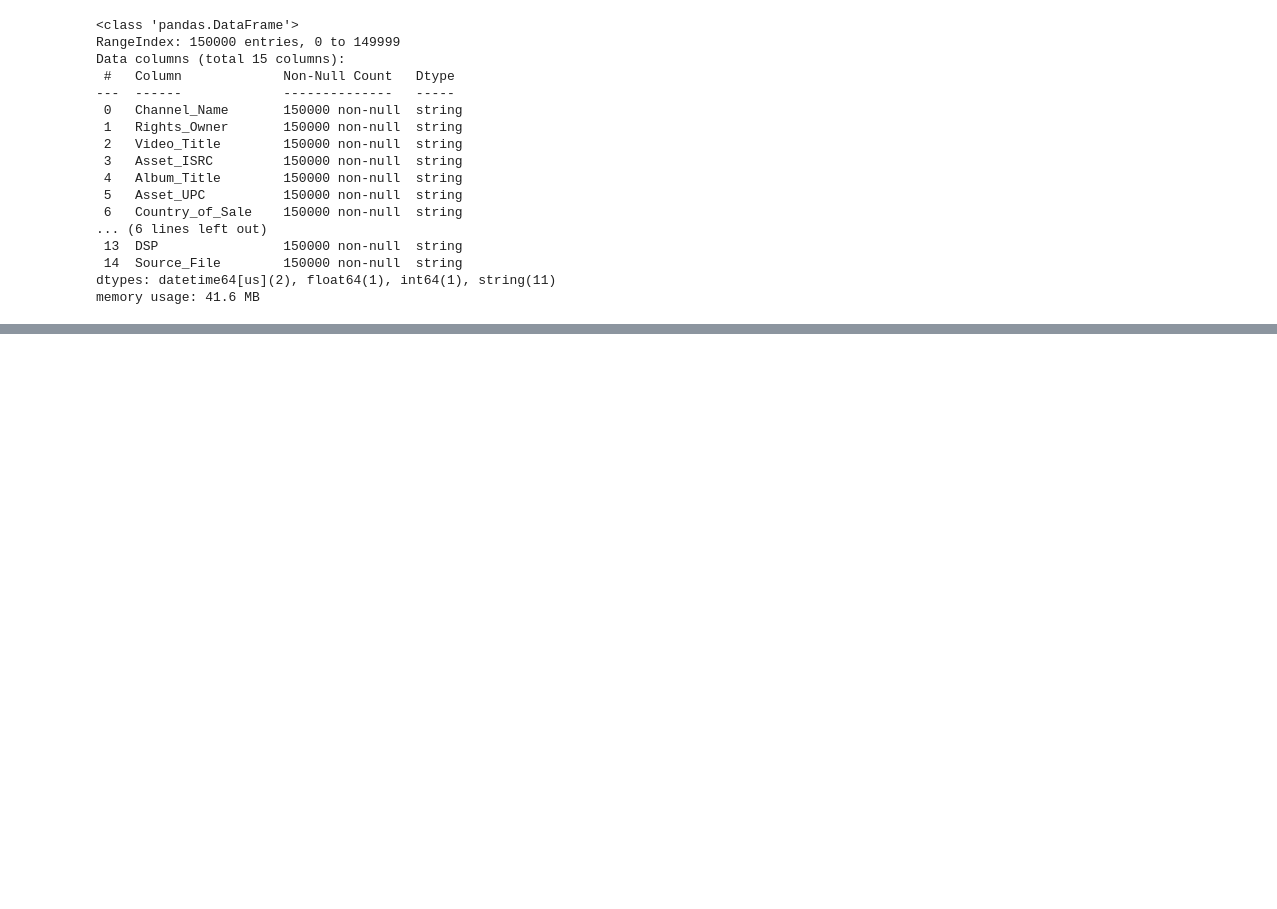
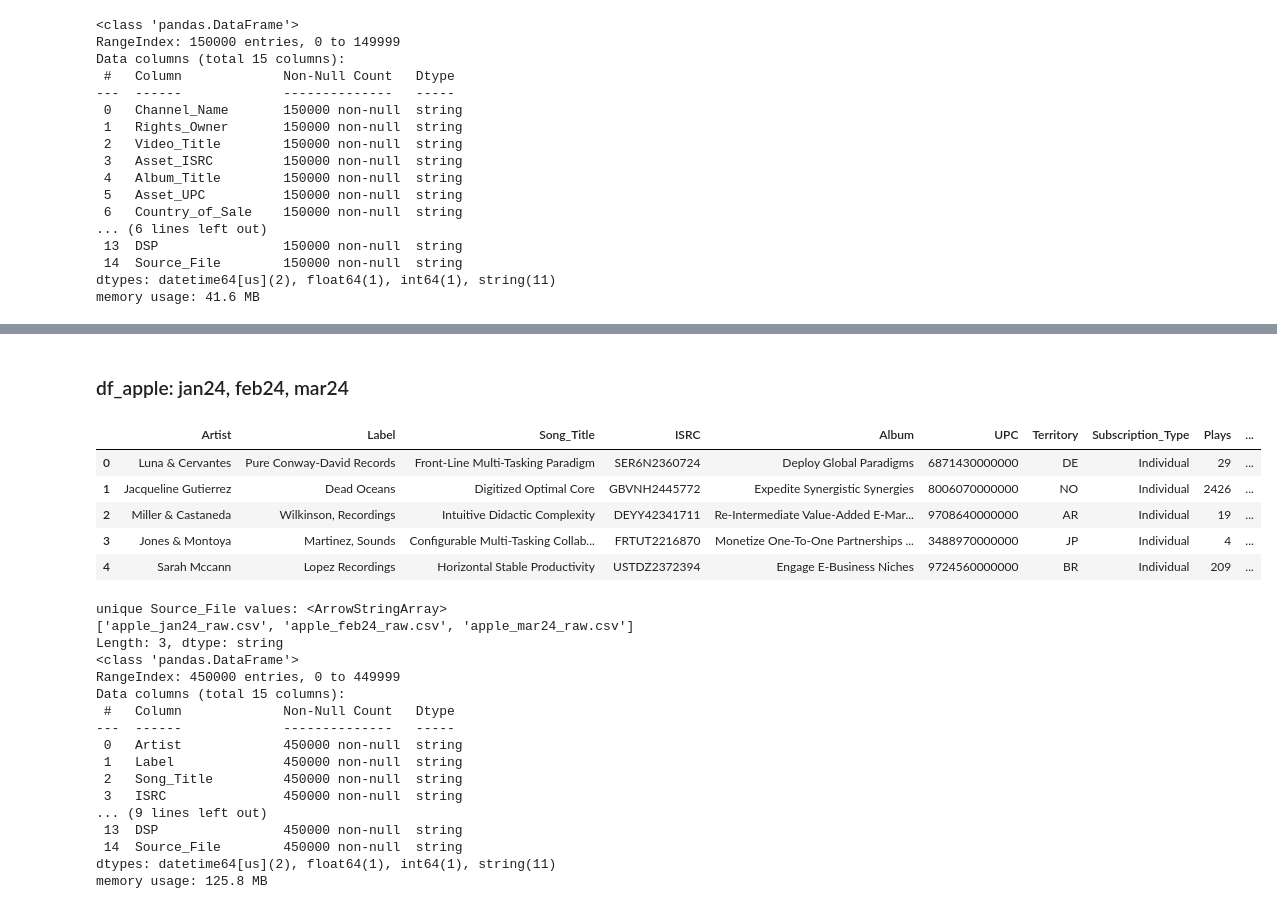
Before and after one commit to andreavecchi1996/royalty_data_quality_pipeline, a Jupyter notebook: royalty_data_quality_pipeline.ipynb, the cells around one changed output, grey strips where cells are left out. Drawn from its saved outputs; the diff is of its cells as text; code cells hidden in the pictures; blank space fills up the shorter version.

```diff
--- a/royalty_data_quality_pipeline.ipynb
+++ b/royalty_data_quality_pipeline.ipynb
@@ -881,7 +881,7 @@ for col in ["Artist", "Label", "Song_Title", "ISRC", "Album", "Territory", "Subs
     df[col] = df[col].astype("string").str.strip()
 
 # DSP and Source columns creation.
-df["DSP"] = "apple"
+df["DSP"] = "Apple Music"
 df["Source_File"] = "apple_jan24_raw.csv"
 
 # Fix remaining dtypes.
@@ -958,7 +958,7 @@ for col in ["Artist", "Label", "Song_Title", "ISRC", "Album", "Territory", "Subs
     df[col] = df[col].astype("string").str.strip()
 
 # DSP and Source columns creation.
-df["DSP"] = "apple"
+df["DSP"] = "Apple Music"
 df["Source_File"] = "apple_feb24_raw.csv"
 
 #-----------------------------------------------------------------------------
@@ -2717,0 +2669,37 @@ memory usage: 41.6 MB
+# %% [markdown]
+### df_apple: jan24, feb24, mar24
+# %%
+# concatenate all the cleaned apple tables (use the dataframes, not their names)
+df_apple_clean = pd.concat(
+    [df_apple_jan24_clean, df_apple_feb24_clean, df_apple_mar24_clean],
+    ignore_index=True
+)
+
+# peek at the first few rows, unique source files and infos
+display(df_apple_clean.head(5))
+print("\nunique Source_File values:", df_apple_clean['Source_File'].unique())
+df_apple_clean.info()
+# %% [output]
+|  | Artist | Label | Song_Title | ISRC | Album | UPC | Territory | Subscription_Type | Plays | ... |
+| 0 | Luna & Cervantes | Pure Conway-David Records | Front-Line Multi-Tasking Paradigm | SER6N2360724 | Deploy Global Paradigms | 6871430000000 | DE | Individual | 29 | ... |
+| 1 | Jacqueline Gutierrez | Dead Oceans | Digitized Optimal Core | GBVNH2445772 | Expedite Synergistic Synergies | 8006070000000 | NO | Individual | 2426 | ... |
+| 2 | Miller & Castaneda | Wilkinson, Recordings | Intuitive Didactic Complexity | DEYY42341711 | Re-Intermediate Value-Added E-Mar... | 9708640000000 | AR | Individual | 19 | ... |
+| 3 | Jones & Montoya | Martinez, Sounds | Configurable Multi-Tasking Collab... | FRTUT2216870 | Monetize One-To-One Partnerships ... | 3488970000000 | JP | Individual | 4 | ... |
+| 4 | Sarah Mccann | Lopez Recordings | Horizontal Stable Productivity | USTDZ2372394 | Engage E-Business Niches | 9724560000000 | BR | Individual | 209 | ... |
+unique Source_File values: <ArrowStringArray>
+['apple_jan24_raw.csv', 'apple_feb24_raw.csv', 'apple_mar24_raw.csv']
+Length: 3, dtype: string
+<class 'pandas.DataFrame'>
+RangeIndex: 450000 entries, 0 to 449999
+Data columns (total 15 columns):
+ #   Column             Non-Null Count   Dtype
+---  ------             --------------   -----
+ 0   Artist             450000 non-null  string
+ 1   Label              450000 non-null  string
+ 2   Song_Title         450000 non-null  string
+ 3   ISRC               450000 non-null  string
+... (9 lines left out)
+ 13  DSP                450000 non-null  string
+ 14  Source_File        450000 non-null  string
+dtypes: datetime64[us](2), float64(1), int64(1), string(11)
+memory usage: 125.8 MB
```
Also changed, not shown: parts of 24 cells of this notebook, 1 other file.
